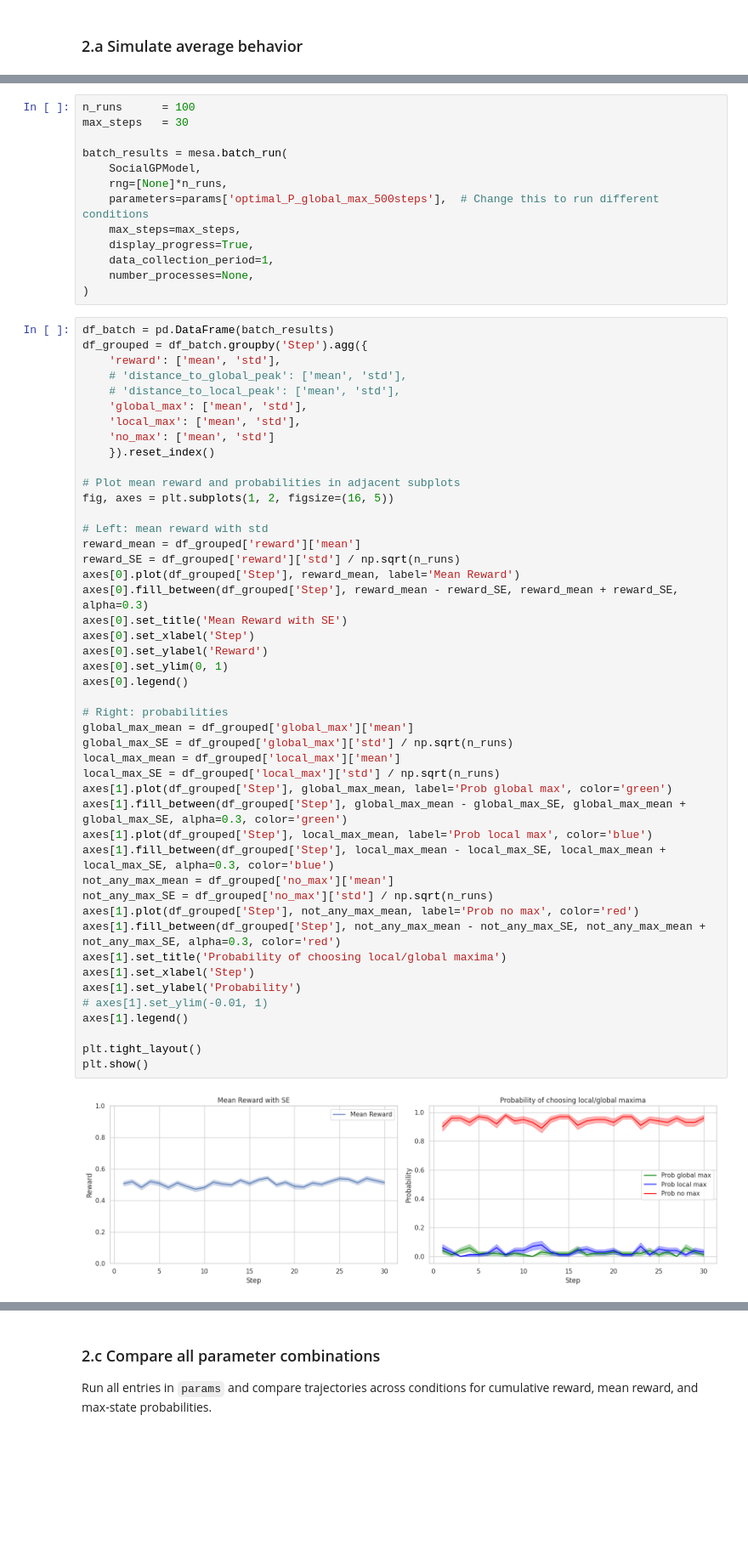
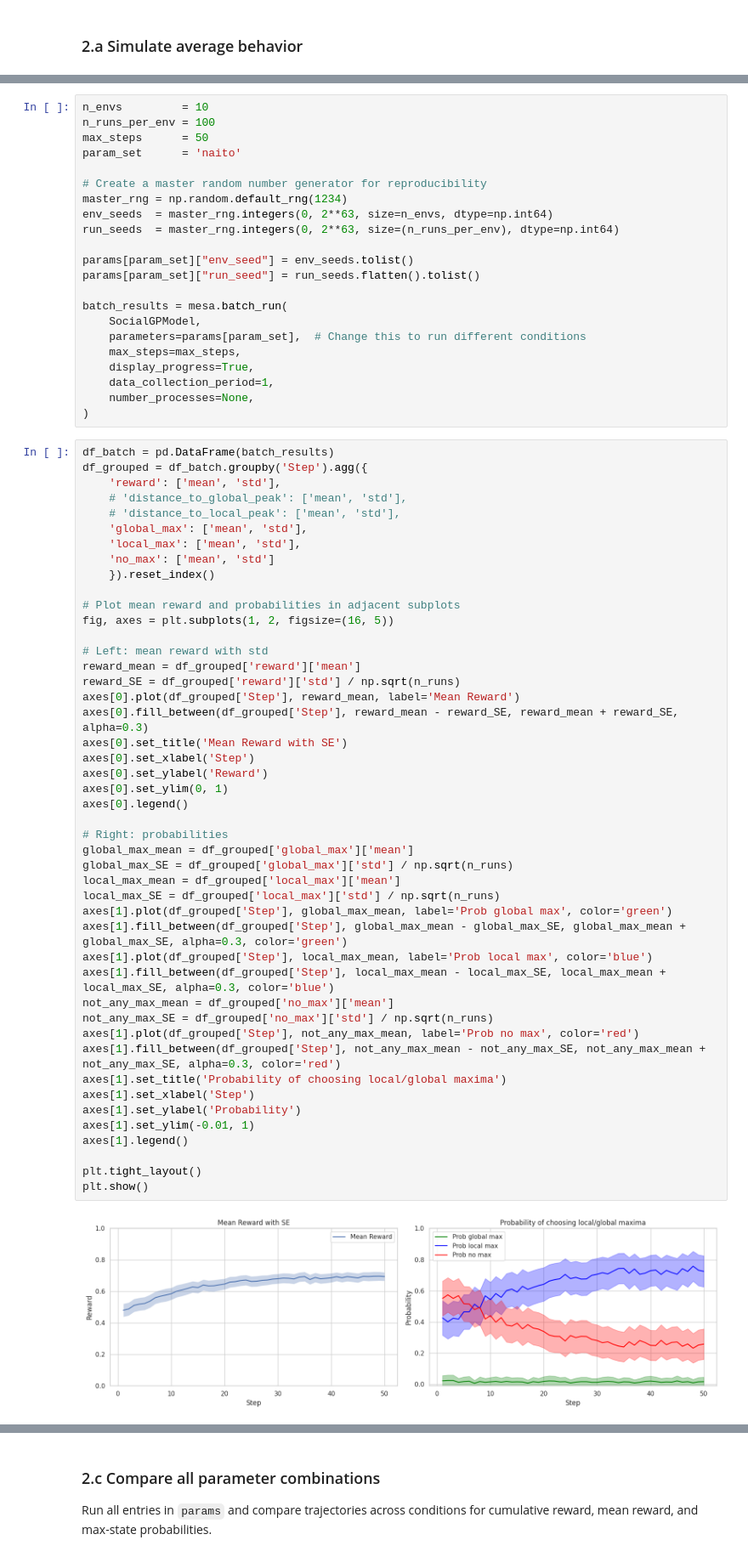
Before and after one commit to vagechirkov/Spatial-MAB-taboo, a Jupyter notebook: notebooks/single_agent_simulations.ipynb, the cells around one changed output, grey strips where cells are left out. Shown at 85% size. Saved outputs shown, nothing was run; the diff lists cells and outputs as text; blank space fills up the shorter version.

```diff
--- a/notebooks/single_agent_simulations.ipynb
+++ b/notebooks/single_agent_simulations.ipynb
@@ -286,11 +329,20 @@ params = {
 # %%
-n_runs      = 100
-max_steps   = 30
+n_envs         = 10
+n_runs_per_env = 100
+max_steps      = 50
+param_set      = 'naito'
+
+# Create a master random number generator for reproducibility
+master_rng = np.random.default_rng(1234)
+env_seeds  = master_rng.integers(0, 2**63, size=n_envs, dtype=np.int64)
+run_seeds  = master_rng.integers(0, 2**63, size=(n_runs_per_env), dtype=np.int64)
+
+params[param_set]["env_seed"] = env_seeds.tolist()
+params[param_set]["run_seed"] = run_seeds.flatten().tolist()
 
 batch_results = mesa.batch_run(
     SocialGPModel,
-    rng=[None]*n_runs,
-    parameters=params['optimal_P_global_max_500steps'],  # Change this to run different conditions
+    parameters=params[param_set],  # Change this to run different conditions
     max_steps=max_steps,
     display_progress=True,
     data_collection_period=1,
@@ -315,32 +367,32 @@ reward_mean = df_grouped['reward']['mean']
 reward_SE = df_grouped['reward']['std'] / np.sqrt(n_runs)
 axes[0].plot(df_grouped['Step'], reward_mean, label='Mean Reward')
 axes[0].fill_between(df_grouped['Step'], reward_mean - reward_SE, reward_mean + reward_SE, alpha=0.3)
 axes[0].set_title('Mean Reward with SE')
 axes[0].set_xlabel('Step')
 axes[0].set_ylabel('Reward')
 axes[0].set_ylim(0, 1)
 axes[0].legend()
 
 # Right: probabilities
 global_max_mean = df_grouped['global_max']['mean']
 global_max_SE = df_grouped['global_max']['std'] / np.sqrt(n_runs)
 local_max_mean = df_grouped['local_max']['mean']
 local_max_SE = df_grouped['local_max']['std'] / np.sqrt(n_runs)
 axes[1].plot(df_grouped['Step'], global_max_mean, label='Prob global max', color='green')
 axes[1].fill_between(df_grouped['Step'], global_max_mean - global_max_SE, global_max_mean + global_max_SE, alpha=0.3, color='green')
 axes[1].plot(df_grouped['Step'], local_max_mean, label='Prob local max', color='blue')
 axes[1].fill_between(df_grouped['Step'], local_max_mean - local_max_SE, local_max_mean + local_max_SE, alpha=0.3, color='blue')
 not_any_max_mean = df_grouped['no_max']['mean']
 not_any_max_SE = df_grouped['no_max']['std'] / np.sqrt(n_runs)
 axes[1].plot(df_grouped['Step'], not_any_max_mean, label='Prob no max', color='red')
 axes[1].fill_between(df_grouped['Step'], not_any_max_mean - not_any_max_SE, not_any_max_mean + not_any_max_SE, alpha=0.3, color='red')
 axes[1].set_title('Probability of choosing local/global maxima')
 axes[1].set_xlabel('Step')
 axes[1].set_ylabel('Probability')
-# axes[1].set_ylim(-0.01, 1)
+axes[1].set_ylim(-0.01, 1)
 axes[1].legend()
 
 plt.tight_layout()
 plt.show()
 # %% [output]
-[figure, old version]
+[figure, new version]
```
Also changed, not shown: parts of 4 cells of this notebook, 2 other files.
